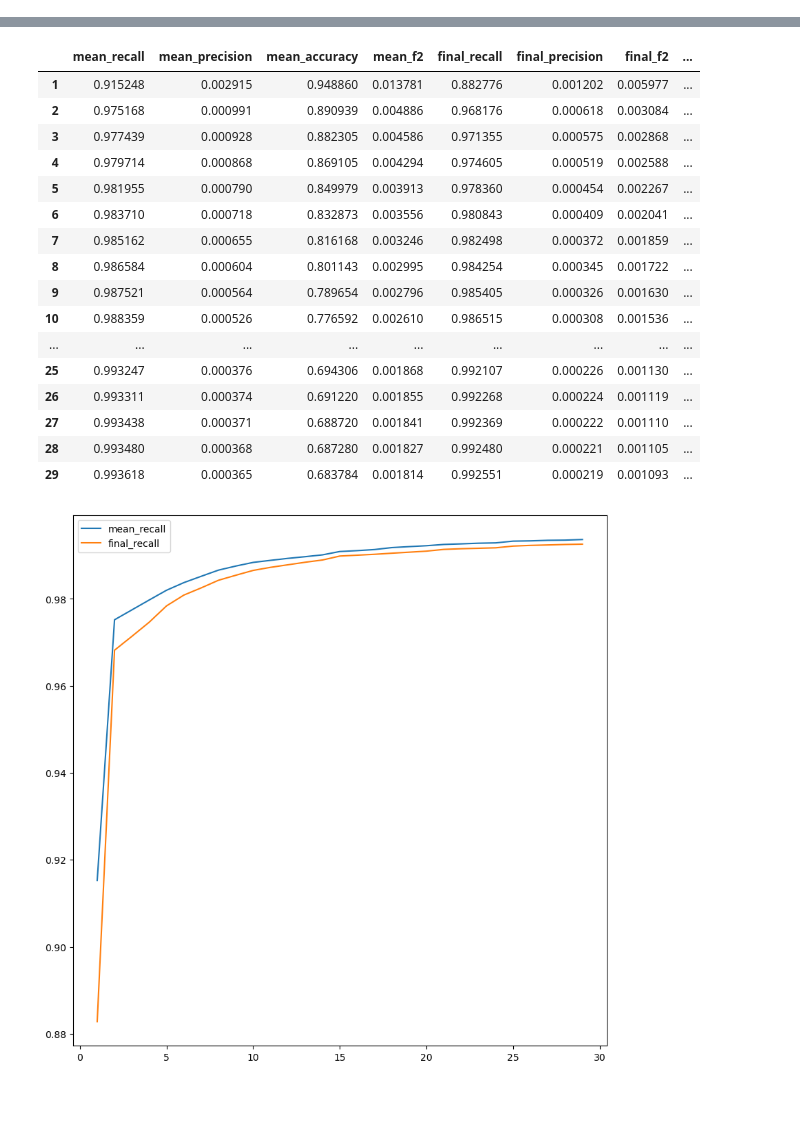
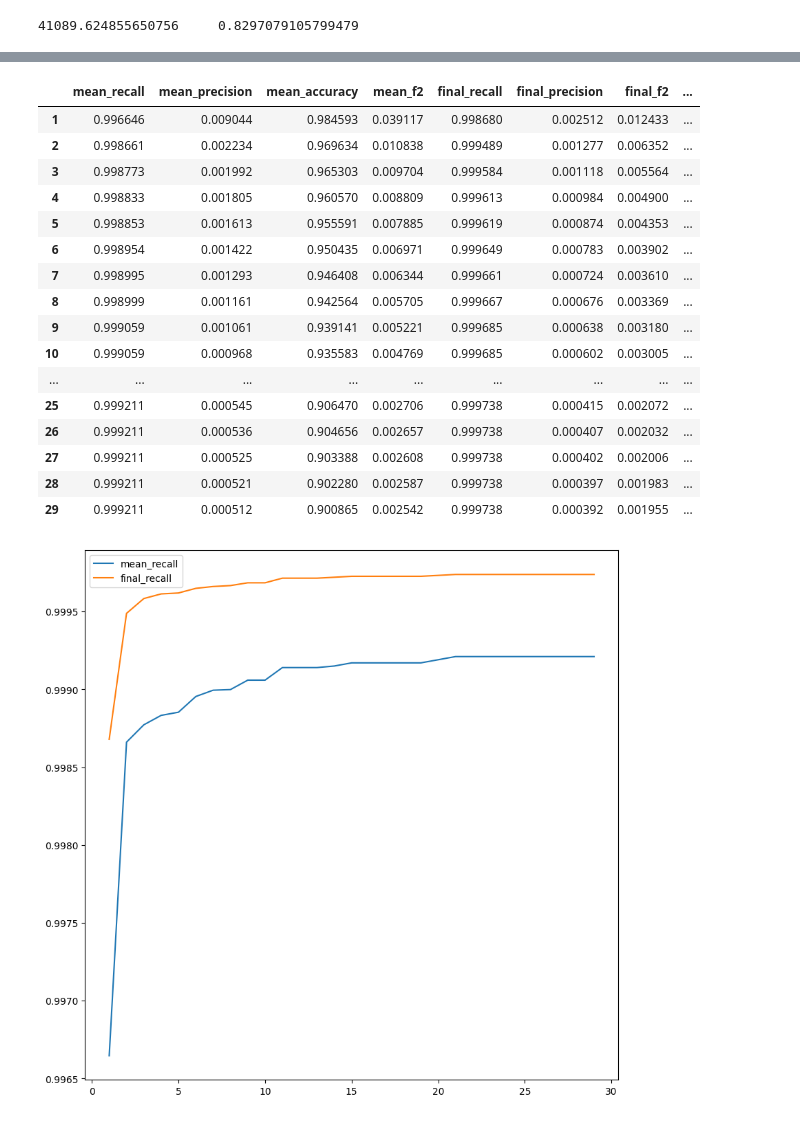
Before and after one commit to louis845/KaggleLearningEquality2023, a Jupyter notebook: tree_structure_pair_restriction.ipynb, the cells around one changed output, grey strips where cells are left out. Drawn from its saved outputs; the diff is of its cells as text; code cells hidden in the pictures.

```diff
--- a/tree_structure_pair_restriction.ipynb
+++ b/tree_structure_pair_restriction.ipynb
@@ -11,6 +11,28 @@ import numpy as np
 import pandas as pd
 import matplotlib.pyplot as plt
 import seaborn as sns
+# %%
+tsum = 0
+
+for topic_num_id in np.unique(data_bert.train_topics_num_id):
+    left = np.searchsorted(data_bert.has_correlation_train_topics, topic_num_id, side="left")
+    right = np.searchsorted(data_bert.has_correlation_train_topics, topic_num_id, side="right")
+
+    real_contents = data_bert.has_correlation_train_contents[left:right]
+
+    if len(real_contents) > 0:
+        if os.path.isfile("D:/KaggleLearningEquality2023/data/model_eval_tree/topics_tree_overshoot_small_trained_on_test_eval_train/" + str(topic_num_id) + ".npy"):
+            pred_contents = np.load("D:/KaggleLearningEquality2023/data/model_eval_tree/topics_tree_overshoot_small_trained_on_test_eval_train/" + str(topic_num_id) + ".npy")
+        else:
+            pred_contents = np.array([])
+
+        intersect = pred_contents[data_bert.fast_contains_multi(real_contents, pred_contents)]
+        tsum += len(intersect) / len(real_contents)
+    else:
+        tsum += 1
+print(tsum, "   ", tsum / len(np.unique(data_bert.train_topics_num_id)))
+# %% [output]
+41089.624855650756     0.8297079105799479
 # %%
 topics = data_bert.topics
 topics_inv_map = pd.Series(data=np.arange(len(topics)), index=topics.index)
@@ -68,7 +90,7 @@ for min_expand in range(1,30):
         mapping[k] = node.least_subtree.topic_num_id
     mapping_dict[min_expand] = mapping
 # %%
-folder = config.resources_path + "model_eval_tree/" + "precise_best_in_test/"
+folder = config.resources_path + "model_eval_tree/" + "topics_tree_overshoot_small_trained_on_train_eval_train/"
 cors_arr = np.empty(shape = len(topics), dtype = "object")
 for k in range(len(topics)):
     if os.path.isfile(folder + str(k) + ".npy"):
@@ -77,8 +99,8 @@ for k in range(len(topics)):
         row_preds = set()
     cors_arr[k] = row_preds
 
-dframe = model_bert_evaluation_helpers.evaluate_quality_from_cors_arr(mapping_dict, data_bert.test_topics_num_id,
-                                                                   data_bert.test_contents_num_id, cors_arr)
+dframe = model_bert_evaluation_helpers.evaluate_quality_from_cors_arr(mapping_dict, data_bert.train_topics_num_id,
+                                                                   data_bert.train_contents_num_id, cors_arr)
 display(dframe)
 dframe[["mean_recall", "final_recall"]].plot(figsize = (10, 10))
 plt.show()
@@ -107,18 +129,18 @@ Computed metrics of 25200 out of 25338
 |  | mean_recall | mean_precision | mean_accuracy | mean_f2 | final_recall | final_precision | final_f2 | ... |
-| 1 | 0.915248 | 0.002915 | 0.948860 | 0.013781 | 0.882776 | 0.001202 | 0.005977 | ... |
-| 2 | 0.975168 | 0.000991 | 0.890939 | 0.004886 | 0.968176 | 0.000618 | 0.003084 | ... |
-| 3 | 0.977439 | 0.000928 | 0.882305 | 0.004586 | 0.971355 | 0.000575 | 0.002868 | ... |
-| 4 | 0.979714 | 0.000868 | 0.869105 | 0.004294 | 0.974605 | 0.000519 | 0.002588 | ... |
-| 5 | 0.981955 | 0.000790 | 0.849979 | 0.003913 | 0.978360 | 0.000454 | 0.002267 | ... |
-| 6 | 0.983710 | 0.000718 | 0.832873 | 0.003556 | 0.980843 | 0.000409 | 0.002041 | ... |
-| 7 | 0.985162 | 0.000655 | 0.816168 | 0.003246 | 0.982498 | 0.000372 | 0.001859 | ... |
-| 8 | 0.986584 | 0.000604 | 0.801143 | 0.002995 | 0.984254 | 0.000345 | 0.001722 | ... |
-| 9 | 0.987521 | 0.000564 | 0.789654 | 0.002796 | 0.985405 | 0.000326 | 0.001630 | ... |
-| 10 | 0.988359 | 0.000526 | 0.776592 | 0.002610 | 0.986515 | 0.000308 | 0.001536 | ... |
+| 1 | 0.996646 | 0.009044 | 0.984593 | 0.039117 | 0.998680 | 0.002512 | 0.012433 | ... |
+| 2 | 0.998661 | 0.002234 | 0.969634 | 0.010838 | 0.999489 | 0.001277 | 0.006352 | ... |
+| 3 | 0.998773 | 0.001992 | 0.965303 | 0.009704 | 0.999584 | 0.001118 | 0.005564 | ... |
+| 4 | 0.998833 | 0.001805 | 0.960570 | 0.008809 | 0.999613 | 0.000984 | 0.004900 | ... |
+| 5 | 0.998853 | 0.001613 | 0.955591 | 0.007885 | 0.999619 | 0.000874 | 0.004353 | ... |
+| 6 | 0.998954 | 0.001422 | 0.950435 | 0.006971 | 0.999649 | 0.000783 | 0.003902 | ... |
+| 7 | 0.998995 | 0.001293 | 0.946408 | 0.006344 | 0.999661 | 0.000724 | 0.003610 | ... |
+| 8 | 0.998999 | 0.001161 | 0.942564 | 0.005705 | 0.999667 | 0.000676 | 0.003369 | ... |
+| 9 | 0.999059 | 0.001061 | 0.939141 | 0.005221 | 0.999685 | 0.000638 | 0.003180 | ... |
+| 10 | 0.999059 | 0.000968 | 0.935583 | 0.004769 | 0.999685 | 0.000602 | 0.003005 | ... |
 | ... | ... | ... | ... | ... | ... | ... | ... | ... |
-| 25 | 0.993247 | 0.000376 | 0.694306 | 0.001868 | 0.992107 | 0.000226 | 0.001130 | ... |
-| 26 | 0.993311 | 0.000374 | 0.691220 | 0.001855 | 0.992268 | 0.000224 | 0.001119 | ... |
-| 27 | 0.993438 | 0.000371 | 0.688720 | 0.001841 | 0.992369 | 0.000222 | 0.001110 | ... |
-| 28 | 0.993480 | 0.000368 | 0.687280 | 0.001827 | 0.992480 | 0.000221 | 0.001105 | ... |
-| 29 | 0.993618 | 0.000365 | 0.683784 | 0.001814 | 0.992551 | 0.000219 | 0.001093 | ... |
+| 25 | 0.999211 | 0.000545 | 0.906470 | 0.002706 | 0.999738 | 0.000415 | 0.002072 | ... |
+| 26 | 0.999211 | 0.000536 | 0.904656 | 0.002657 | 0.999738 | 0.000407 | 0.002032 | ... |
+| 27 | 0.999211 | 0.000525 | 0.903388 | 0.002608 | 0.999738 | 0.000402 | 0.002006 | ... |
+| 28 | 0.999211 | 0.000521 | 0.902280 | 0.002587 | 0.999738 | 0.000397 | 0.001983 | ... |
+| 29 | 0.999211 | 0.000512 | 0.900865 | 0.002542 | 0.999738 | 0.000392 | 0.001955 | ... |
-[figure, old version]
+[figure, new version]
```
Also changed, not shown: parts of 14 cells of this notebook, 3 other files.
